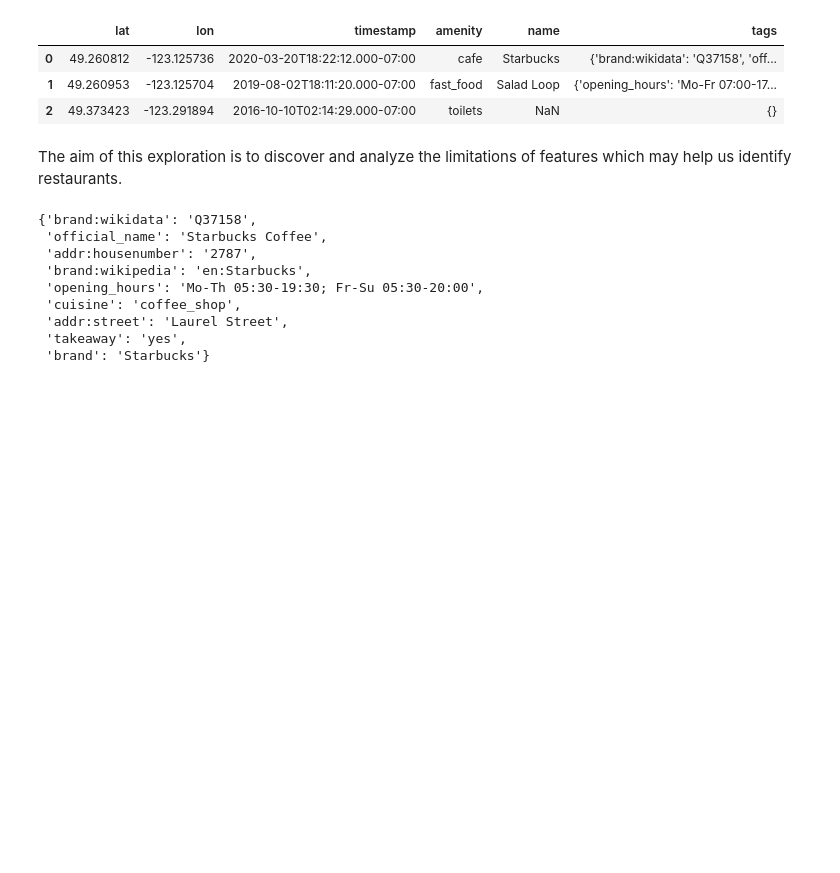
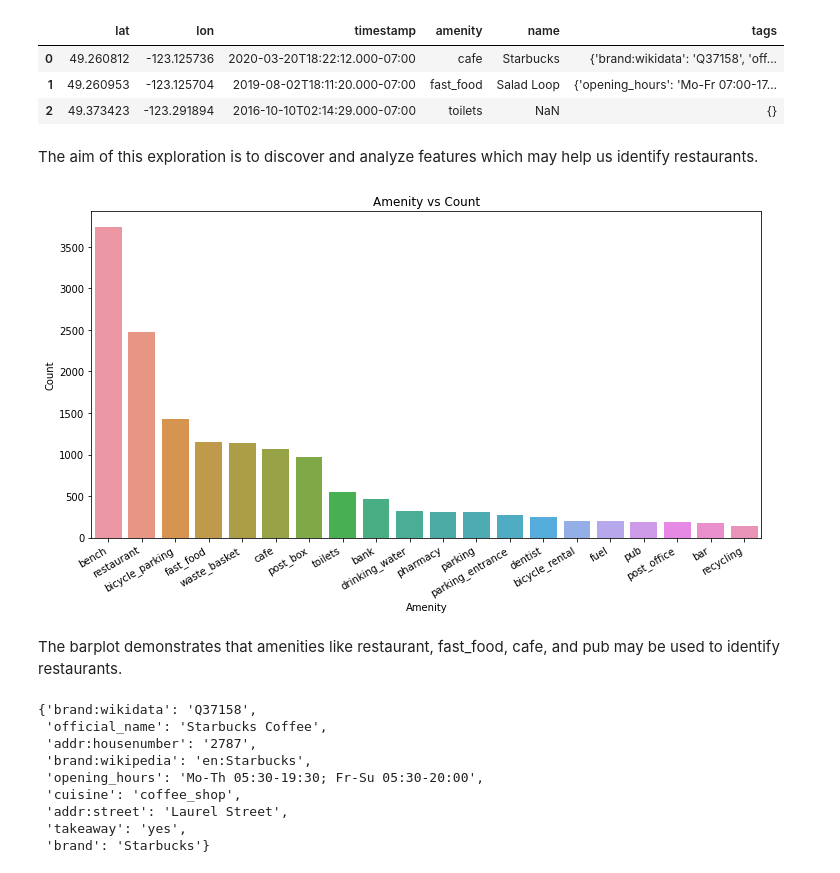
Before and after one commit to ys-lin14/cmpt-353-project, a Jupyter notebook: data_exploration.ipynb, the cells around one changed output. Saved outputs shown, nothing was run; the diff lists cells and outputs as text; code cells hidden in the pictures; blank space fills up the shorter version.

Commit message:
add barplot for amenity counts, add markdown discussing amenities and tags

```diff
--- a/data_exploration.ipynb
+++ b/data_exploration.ipynb
@@ -13,4 +13,4 @@ osm_data.head(3)
 | 1 | 49.260953 | -123.125704 | 2019-08-02T18:11:20.000-07:00 | fast_food | Salad Loop | {'opening_hours': 'Mo-Fr 07:00-17... |
 | 2 | 49.373423 | -123.291894 | 2016-10-10T02:14:29.000-07:00 | toilets | NaN | {} |
 # %% [markdown]
-The aim of this exploration is to discover and analyze the limitations of features which may help us identify restaurants.
+The aim of this exploration is to discover and analyze features which may help us identify restaurants.
@@ -19,3 +17,18 @@ The aim of this exploration is to discover and analyze the limitations of featur
+# %%
+top_20_amenities = osm_data['amenity'].value_counts()[:20]
+top_20_amenities_df = top_20_amenities.reset_index()
+top_20_amenities_df = top_20_amenities_df.rename(columns={'index': 'amenity', 'amenity': 'count'})
+# %%
+plt.figure(figsize=(12, 6))
+amenity_count_plot = sns.barplot(data=top_20_amenities_df, x='amenity', y='count')
+amenity_count_plot.set(title='Amenity vs Count', xlabel='Amenity', ylabel='Count')
+x_ticks = amenity_count_plot.get_xticklabels()
+amenity_count_plot.set_xticklabels(x_ticks, rotation=30, ha='right')
+plt.show()
+# %% [output]
+[figure, added]
+# %% [markdown]
+The barplot demonstrates that amenities like restaurant, fast_food, cafe, and pub may be used to identify restaurants.
 # %%
 osm_data.loc[0, 'tags']
 # %% [output]
```
Also changed, not shown: parts of 7 cells of this notebook.
